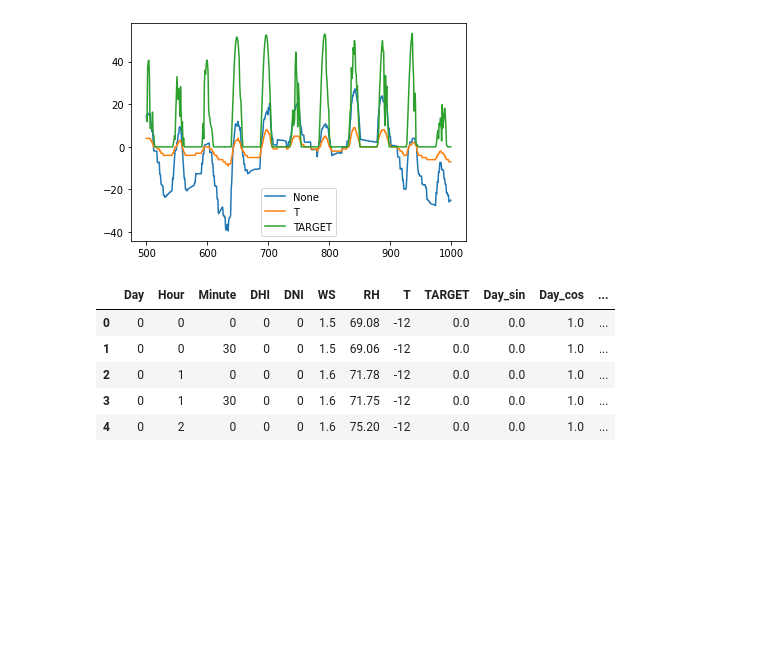
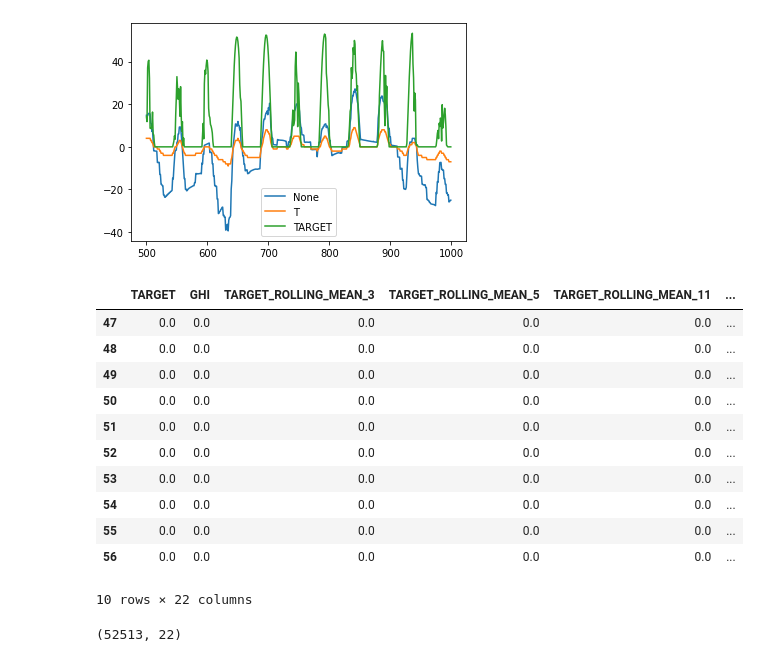
Before and after one commit to parkjuida/dacon, a Jupyter notebook: 235680/lightgbm.ipynb, the cells around one changed output. Saved outputs shown, nothing was run; the diff lists cells and outputs as text; code cells hidden in the pictures; blank space fills up the shorter version.

```diff
--- a/235680/lightgbm.ipynb
+++ b/235680/lightgbm.ipynb
@@ -56,11 +86,22 @@ def feature_engineering(df):
     return df
 # %%
 preprocessed_df = feature_engineering(raw_df)
-preprocessed_df.head(5)
+preprocessed_df.dropna(inplace=True)
+preprocessed_df.head(10)
 # %% [output]
-|  | Day | Hour | Minute | DHI | DNI | WS | RH | T | TARGET | Day_sin | Day_cos | ... |
-| 0 | 0 | 0 | 0 | 0 | 0 | 1.5 | 69.08 | -12 | 0.0 | 0.0 | 1.0 | ... |
-| 1 | 0 | 0 | 30 | 0 | 0 | 1.5 | 69.06 | -12 | 0.0 | 0.0 | 1.0 | ... |
-| 2 | 0 | 1 | 0 | 0 | 0 | 1.6 | 71.78 | -12 | 0.0 | 0.0 | 1.0 | ... |
-| 3 | 0 | 1 | 30 | 0 | 0 | 1.6 | 71.75 | -12 | 0.0 | 0.0 | 1.0 | ... |
-| 4 | 0 | 2 | 0 | 0 | 0 | 1.6 | 75.20 | -12 | 0.0 | 0.0 | 1.0 | ... |
+|  | TARGET | GHI | TARGET_ROLLING_MEAN_3 | TARGET_ROLLING_MEAN_5 | TARGET_ROLLING_MEAN_11 | ... |
+| 47 | 0.0 | 0.0 | 0.0 | 0.0 | 0.0 | ... |
+| 48 | 0.0 | 0.0 | 0.0 | 0.0 | 0.0 | ... |
+| 49 | 0.0 | 0.0 | 0.0 | 0.0 | 0.0 | ... |
+| 50 | 0.0 | 0.0 | 0.0 | 0.0 | 0.0 | ... |
+| 51 | 0.0 | 0.0 | 0.0 | 0.0 | 0.0 | ... |
+| 52 | 0.0 | 0.0 | 0.0 | 0.0 | 0.0 | ... |
+| 53 | 0.0 | 0.0 | 0.0 | 0.0 | 0.0 | ... |
+| 54 | 0.0 | 0.0 | 0.0 | 0.0 | 0.0 | ... |
+| 55 | 0.0 | 0.0 | 0.0 | 0.0 | 0.0 | ... |
+| 56 | 0.0 | 0.0 | 0.0 | 0.0 | 0.0 | ... |
+10 rows × 22 columns
+# %%
+raw_df.shape
+# %% [output]
+(52513, 22)
```
Also changed, not shown: parts of 28 cells of this notebook, 5 other files.
